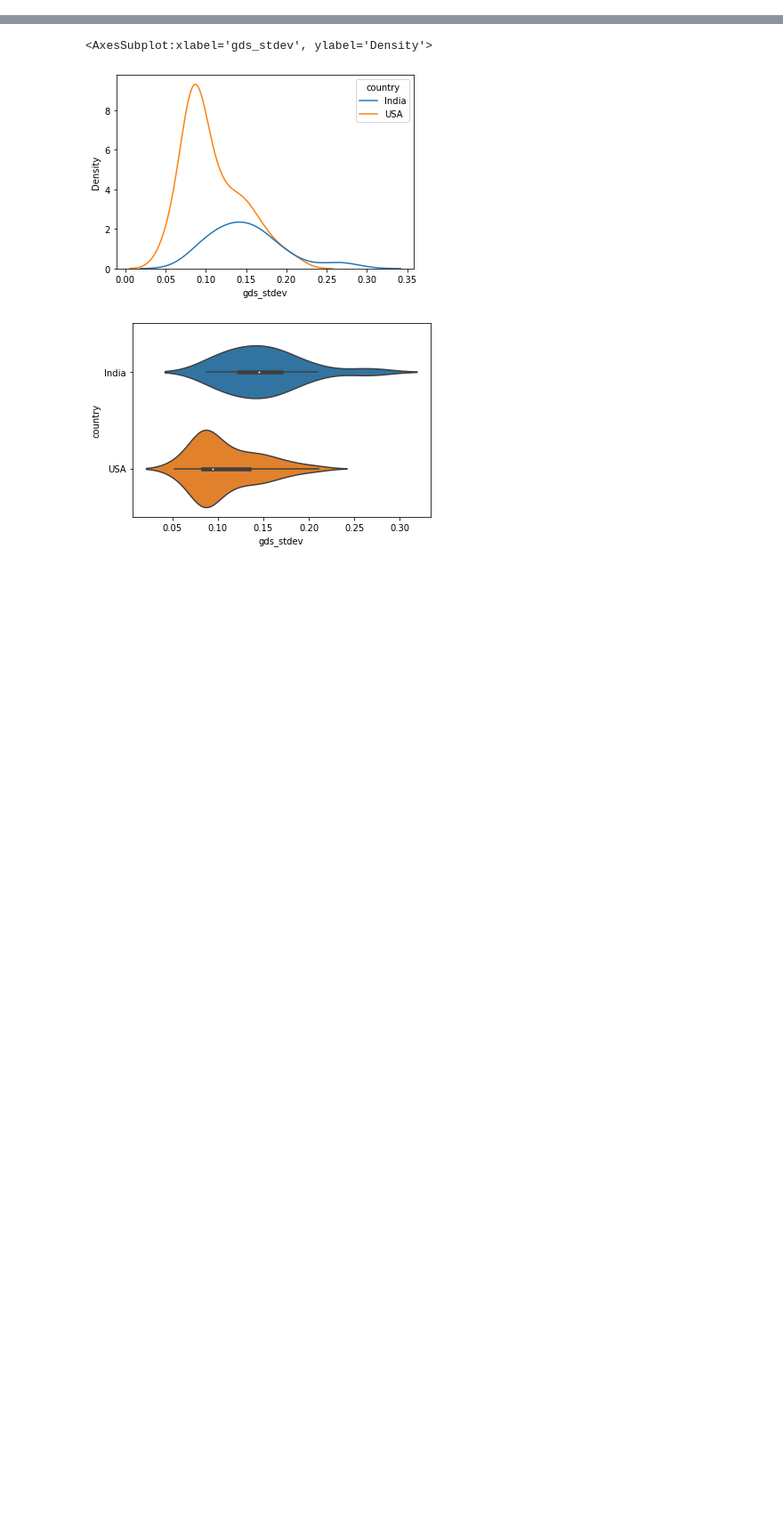
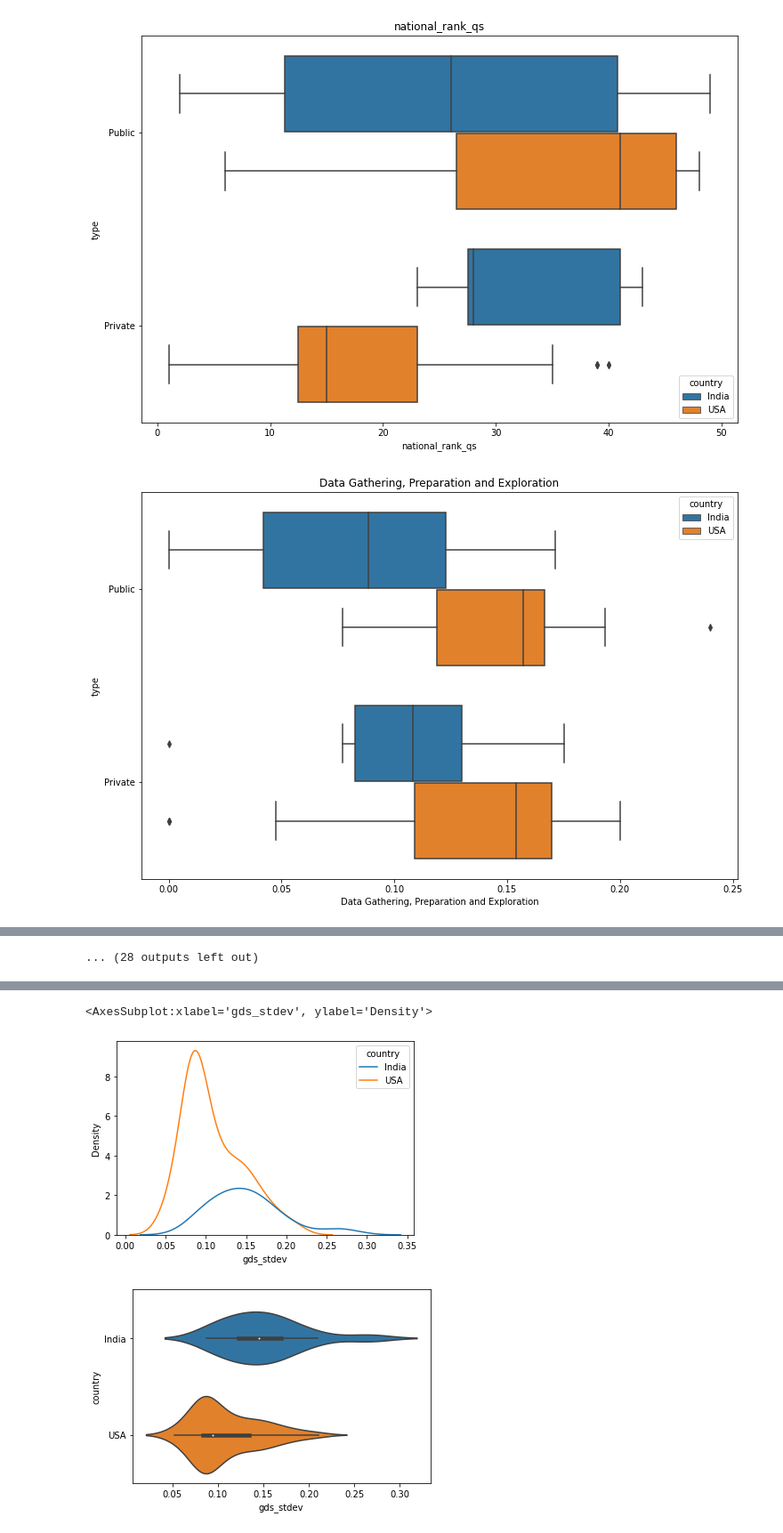
Before and after one commit to ry05/data-science-education-research, a Jupyter notebook: data_analysis/notebooks/03_gds_analysis.ipynb, the cells around one changed output, grey strips where cells are left out. Shown at 89% size. Drawn from its saved outputs; the diff is of its cells as text; code cells hidden in the pictures; blank space fills up the shorter version.

```diff
--- a/data_analysis/notebooks/03_gds_analysis.ipynb
+++ b/data_analysis/notebooks/03_gds_analysis.ipynb
@@ -37,0 +117,11 @@ df[df.country=="India"].describe()
+# %%
+for cat in categorical_features:
+    if cat != 'id':
+        for feat in quant_features:
+            plt.figure(figsize=(12,8))
+            sns.boxplot(data = df, x = feat, y = cat, hue='country')
+            plt.title(feat)
+            plt.show()
+# %% [output]
+[figure, added]
+[figure, added]
@@ -37,0 +138 @@ df[df.country=="India"].describe()
+... (28 outputs left out)
```
Also changed, not shown: parts of 14 cells of this notebook, 7 other files.
